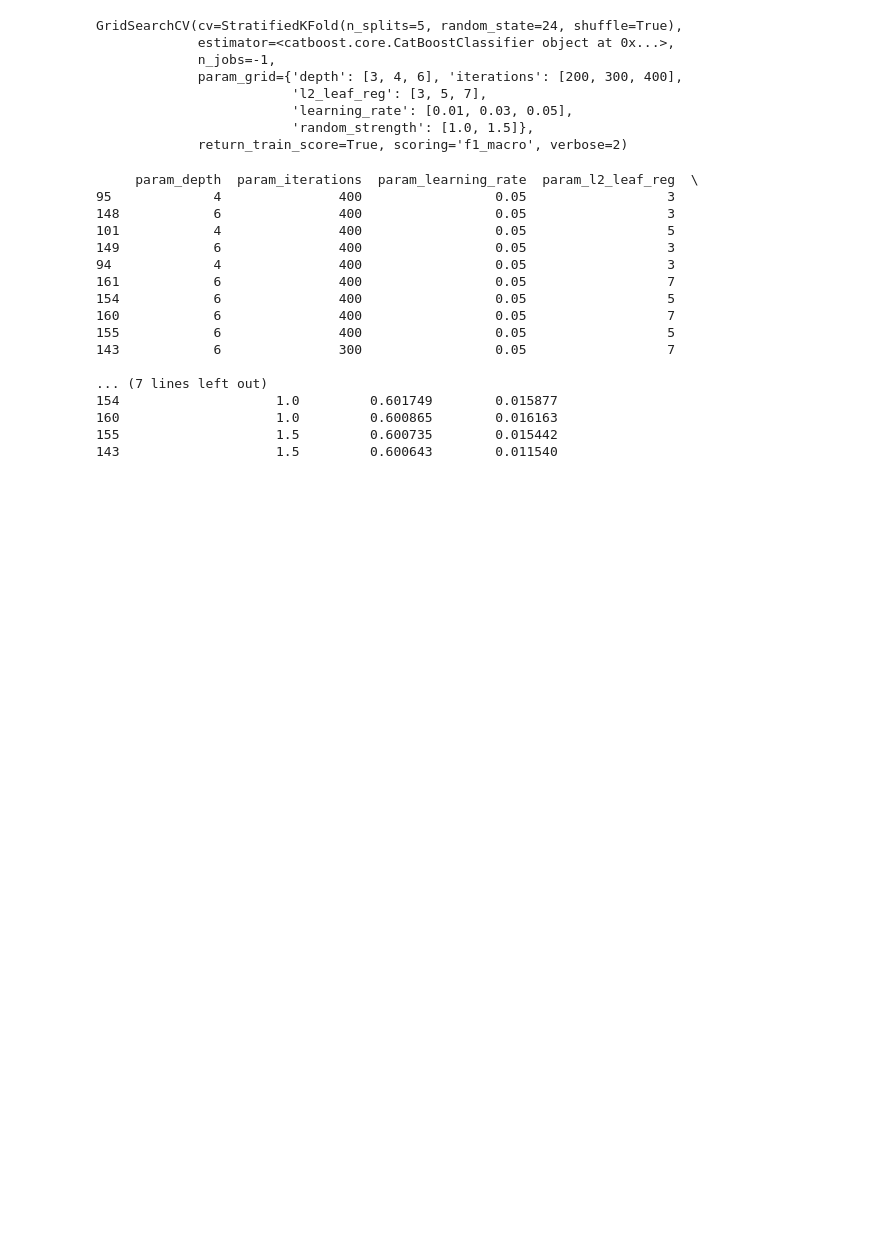
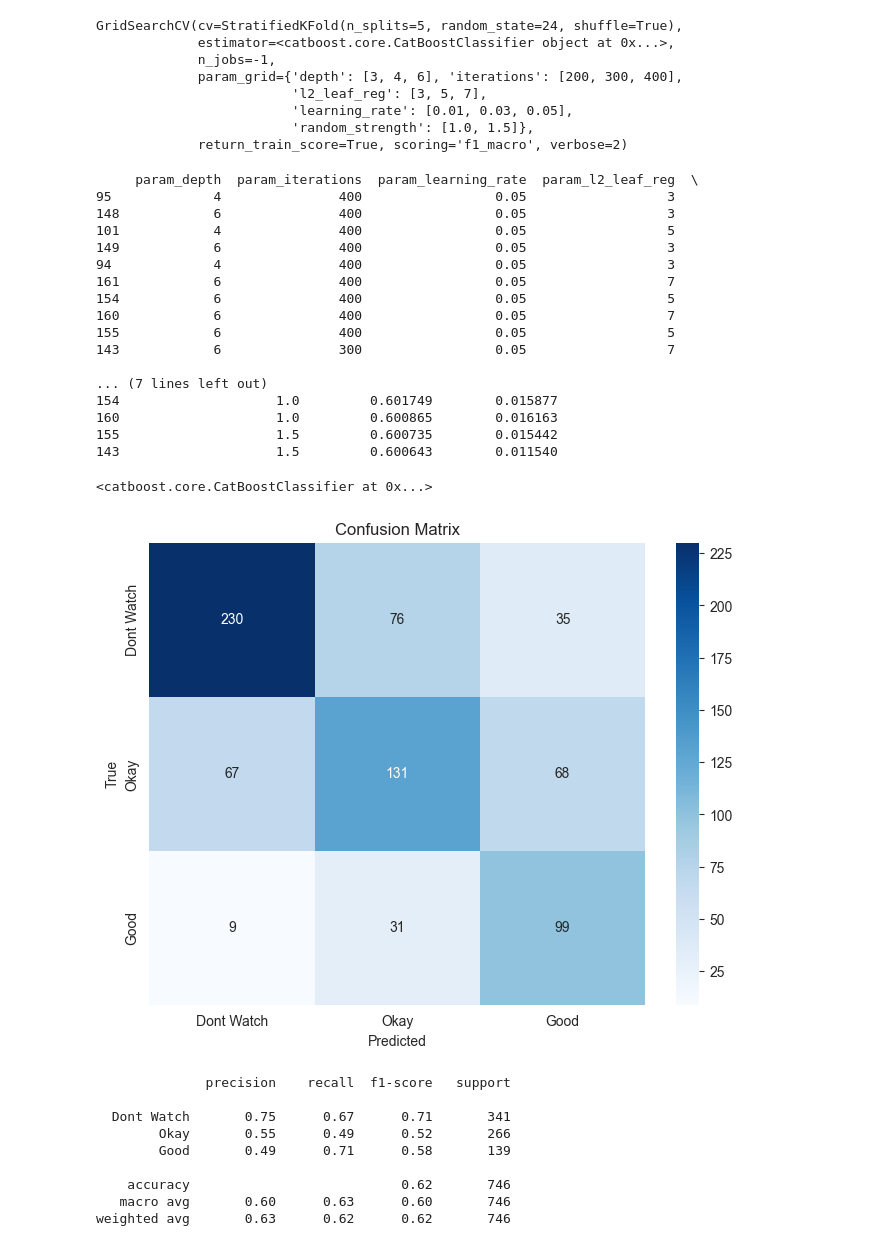
Before and after one commit to juliaddd/RatingPrediction_Project, a Jupyter notebook: Notebooks/user_model_draft.ipynb, the cells around one changed output. Drawn from its saved outputs; the diff is of its cells as text; code cells hidden in the pictures; blank space fills up the shorter version.

Commit message:
3-class classification. Used best params, cofusion matrix

```diff
--- a/Notebooks/user_model_draft.ipynb
+++ b/Notebooks/user_model_draft.ipynb
@@ -456,3 +469,56 @@ print(results[[
 160                    1.0         0.600865        0.016163
 155                    1.5         0.600735        0.015442
 143                    1.5         0.600643        0.011540
+# %%
+model = CatBoostClassifier(
+    depth=4,
+    l2_leaf_reg=3,
+    eval_metric='MultiClass',
+    class_weights=class_weight_dict,
+    early_stopping_rounds=50,
+    random_state=42,
+    verbose=0
+)
+# %%
+X_tr, X_val, y_tr, y_val = train_test_split(
+    X_train, y_train, test_size=0.2, stratify=y_train, random_state=42
+)
+
+model.fit(
+    X_tr, y_tr,
+    eval_set=(X_val, y_val),
+    use_best_model=True
+)
+# %% [output]
+<catboost.core.CatBoostClassifier at 0x...>
+# %%
+y_pred = model.predict(X_test)
+# %%
+from sklearn.metrics import confusion_matrix, classification_report
+import seaborn as sns
+
+# Confusion matrix
+cm = confusion_matrix(y_test, y_pred)
+plt.figure(figsize=(8, 6))
+sns.heatmap(cm, annot=True, fmt='d', cmap='Blues',
+            xticklabels=['Dont Watch', 'Okay', 'Good'],
+            yticklabels=['Dont Watch', 'Okay', 'Good'])
+plt.xlabel('Predicted')
+plt.ylabel('True')
+plt.title('Confusion Matrix')
+plt.show()
+
+# Детальный отчет
+print(classification_report(y_test, y_pred,
+                          target_names=['Dont Watch', 'Okay', 'Good']))
+# %% [output]
+[figure, added]
+              precision    recall  f1-score   support
+
+  Dont Watch       0.75      0.67      0.71       341
+        Okay       0.55      0.49      0.52       266
+        Good       0.49      0.71      0.58       139
+
+    accuracy                           0.62       746
+   macro avg       0.60      0.63      0.60       746
+weighted avg       0.63      0.62      0.62       746
```
Also changed, not shown: parts of 2 cells of this notebook.
